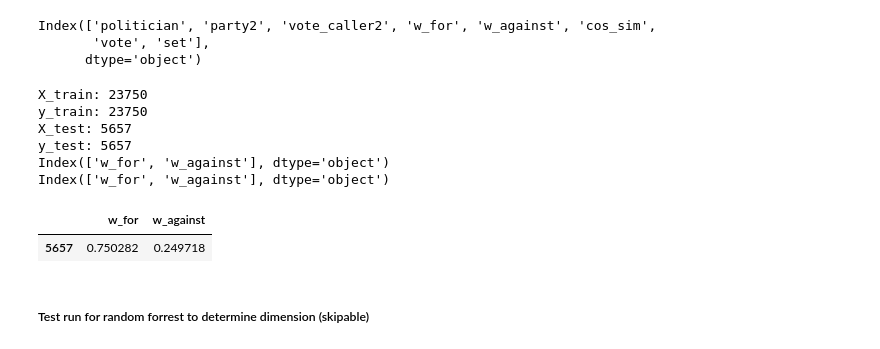
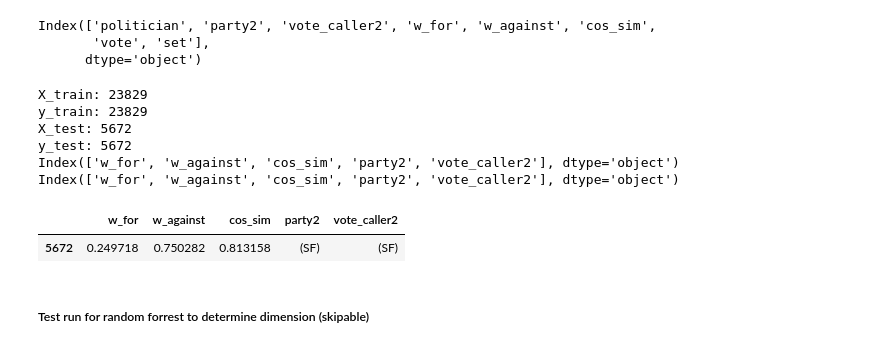
Before and after one commit to jonahank/Vote-Prediction-Model, a Jupyter notebook: vote_predictor/VP/pipeline_v1.ipynb, the cells around one changed output. Saved outputs shown, nothing was run; the diff lists cells and outputs as text; code cells hidden in the pictures.

```diff
--- a/vote_predictor/VP/pipeline_v1.ipynb
+++ b/vote_predictor/VP/pipeline_v1.ipynb
@@ -287,7 +522,7 @@ df_trans5[df_trans5["set"]!="train"]
 + gg
 # %%
 import pandas as pd
-df_trans5 = pd.read_pickle("./c_all_trans_v2.1.pkl")
+df_trans5 = pd.read_pickle("./c_all_trans_v2.3.pkl")
 # %%
 print(df_trans5["party2"].unique())
 df_trans5.head(1)
@@ -318,25 +553,25 @@ Index(['politician', 'party2', 'vote_caller2', 'w_for', 'w_against', 'cos_sim',
       dtype='object')
 # %%
 ## Select the X_train variables here. See possibilities above
-X_train = X_train[["w_for", "w_against"]]
+X_train = X_train[["w_for", "w_against", "cos_sim", "party2", "vote_caller2"]]
 X_test = X_test[X_train.columns]
 print("X_train:",len(X_train))
 print("y_train:",len(y_train))
 print("X_test:",len(X_test))
 print("y_test:",len(y_test))
 print(X_train.columns)
 print(X_test.columns)
 X_test.head(2)
 X_train.head(1)
 # %% [output]
-X_train: 23750
-y_train: 23750
-X_test: 5657
-y_test: 5657
-Index(['w_for', 'w_against'], dtype='object')
-Index(['w_for', 'w_against'], dtype='object')
+X_train: 23829
+y_train: 23829
+X_test: 5672
+y_test: 5672
+Index(['w_for', 'w_against', 'cos_sim', 'party2', 'vote_caller2'], dtype='object')
+Index(['w_for', 'w_against', 'cos_sim', 'party2', 'vote_caller2'], dtype='object')
-|  | w_for | w_against |
-| 5657 | 0.750282 | 0.249718 |
+|  | w_for | w_against | cos_sim | party2 | vote_caller2 |
+| 5672 | 0.249718 | 0.750282 | 0.813158 | (SF) | (SF) |
 # %% [markdown]
 ##### Test run for random forrest to determine dimension (skipable)
 # %%
```
Also changed, not shown: parts of 28 cells of this notebook.
